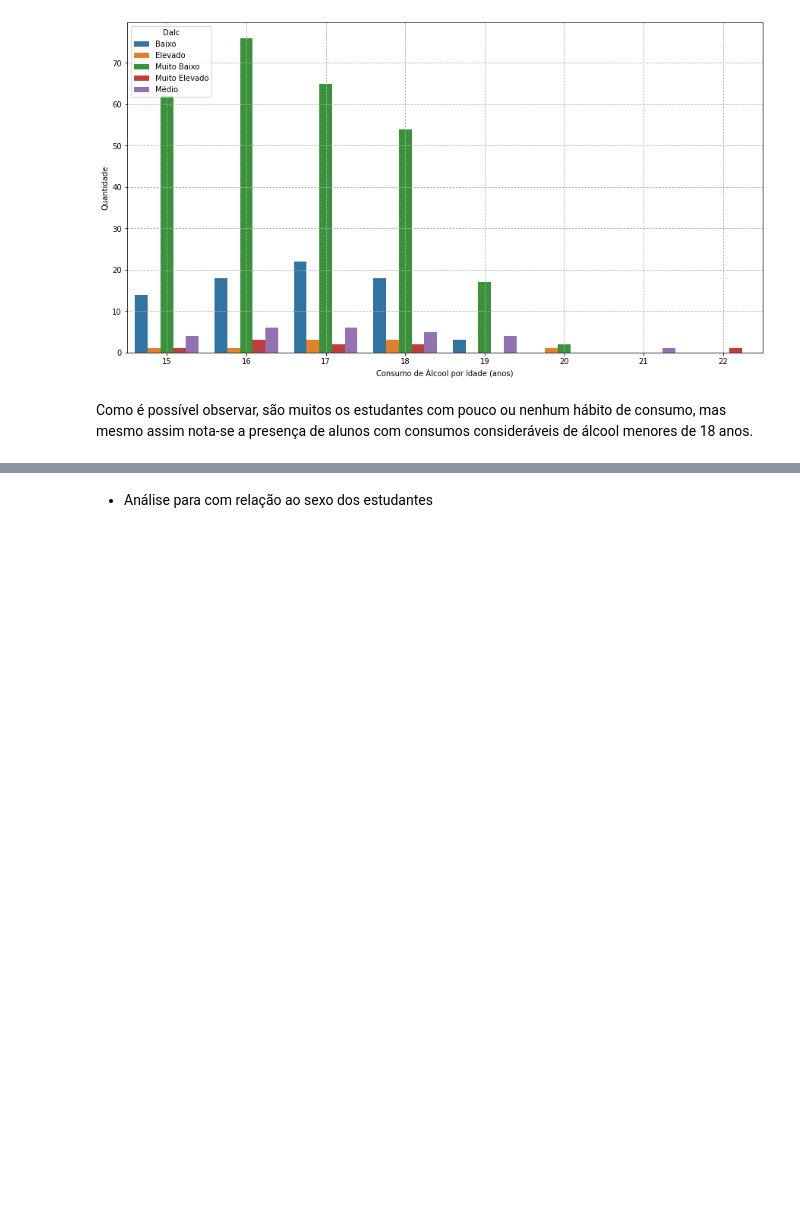
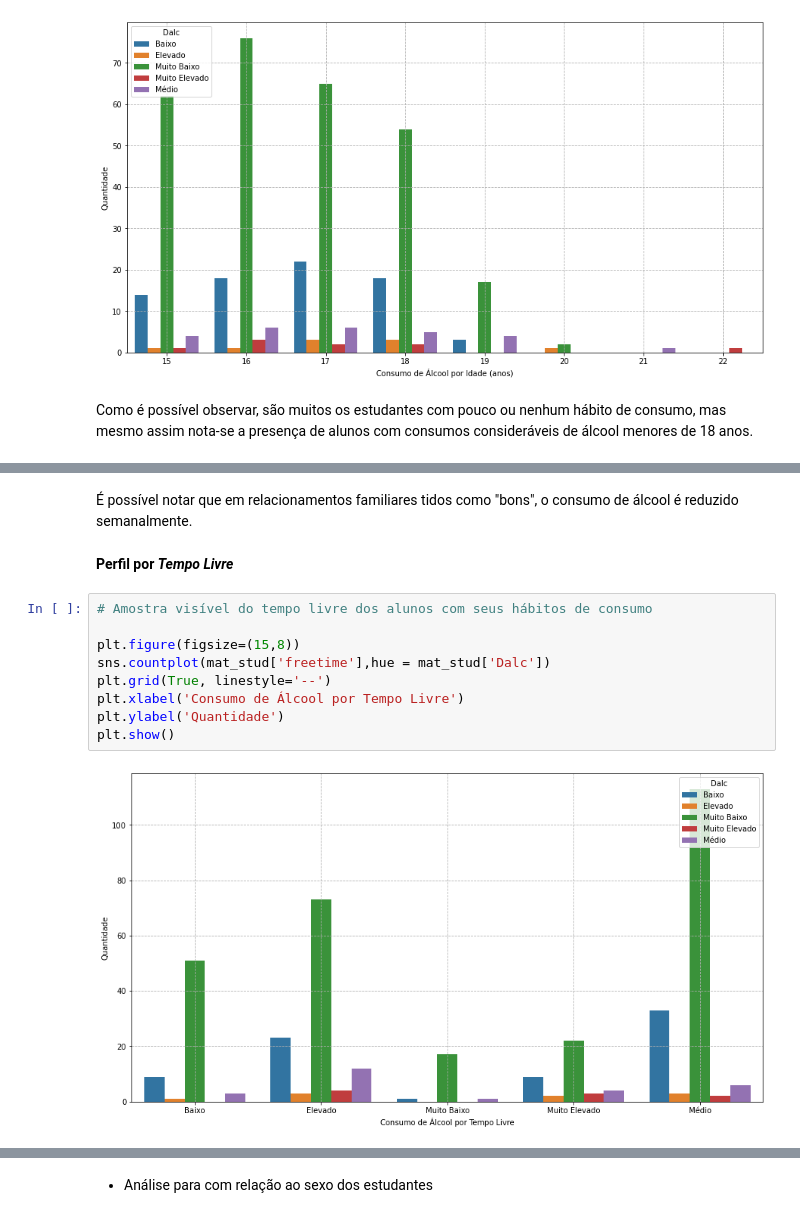
Before and after one commit to danielmacedodc/Analise-de-Dados_CIn, a Jupyter notebook: Projeto - Análise de Dados - Daniel Macedo.ipynb, the cells around one changed output, grey strips where cells are left out. Cells and saved outputs as stored; diff of their text form; blank space fills up the shorter version.

```diff
--- a/Projeto - Análise de Dados - Daniel Macedo.ipynb
+++ b/Projeto - Análise de Dados - Daniel Macedo.ipynb
@@ -721,0 +735,15 @@ Como é possível observar, são muitos os estudantes com pouco ou nenhum hábit
+# %% [markdown]
+É possível notar que em relacionamentos familiares tidos como "bons", o consumo de álcool é reduzido semanalmente.
+# %% [markdown]
+**Perfil por *Tempo Livre***
+# %%
+# Amostra visível do tempo livre dos alunos com seus hábitos de consumo
+
+plt.figure(figsize=(15,8))
+sns.countplot(mat_stud['freetime'],hue = mat_stud['Dalc'])
+plt.grid(True, linestyle='--')
+plt.xlabel('Consumo de Álcool por Tempo Livre')
+plt.ylabel('Quantidade')
+plt.show()
+# %% [output]
+[figure, added]
```
Also changed, not shown: parts of 16 cells of this notebook.
